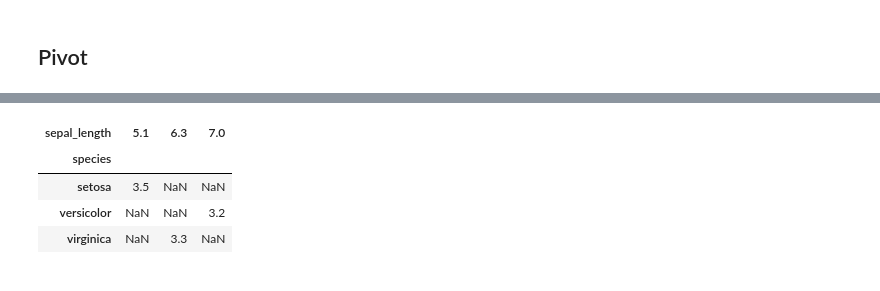
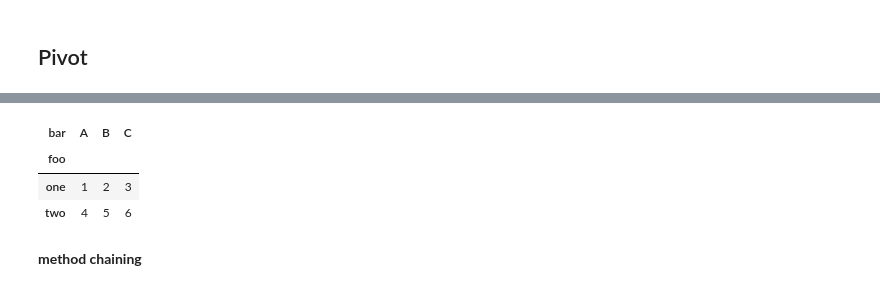
Before and after one commit to epikjjh/Pandas-Cheat-Sheet, a Jupyter notebook: Reshaping Data.ipynb, the cells around one changed output, grey strips where cells are left out. Drawn from its saved outputs; the diff is of its cells as text; code cells hidden in the pictures.

```diff
--- a/Reshaping Data.ipynb
+++ b/Reshaping Data.ipynb
@@ -54,0 +125,5 @@ df.drop_duplicates(subset='species', inplace=True)
+# %%
+df = pd.DataFrame({'foo': ['one', 'one', 'one', 'two', 'two','two'],
+                   'bar': ['A', 'B', 'C', 'A', 'B', 'C'],
+                    'baz': [1, 2, 3, 4, 5, 6]})
+df
@@ -55,8 +138,9 @@ df.drop_duplicates(subset='species', inplace=True)
 # %%
-df.pivot(index='species', columns='sepal_length', values='sepal_width')
+df.pivot(index='foo', columns='bar', values='baz')
 # %% [output]
-| sepal_length | 5.1 | 6.3 | 7.0 |
-| species |  |  |  |
-| setosa | 3.5 | NaN | NaN |
-| versicolor | NaN | NaN | 3.2 |
-| virginica | NaN | 3.3 | NaN |
+| bar | A | B | C |
+| foo |  |  |  |
+| one | 1 | 2 | 3 |
+| two | 4 | 5 | 6 |
+# %% [markdown]
+<strong> method chaining </strong>
```
Also changed, not shown: parts of 32 cells of this notebook, 1 other file.
